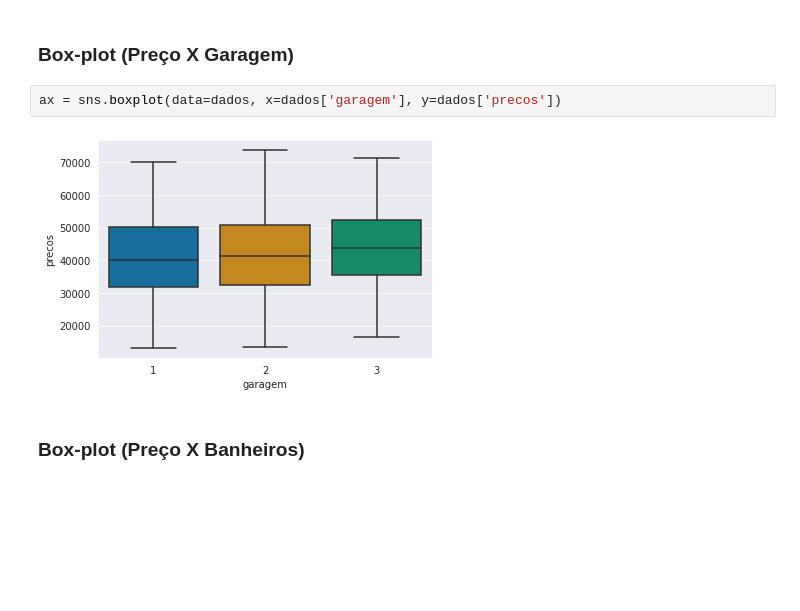
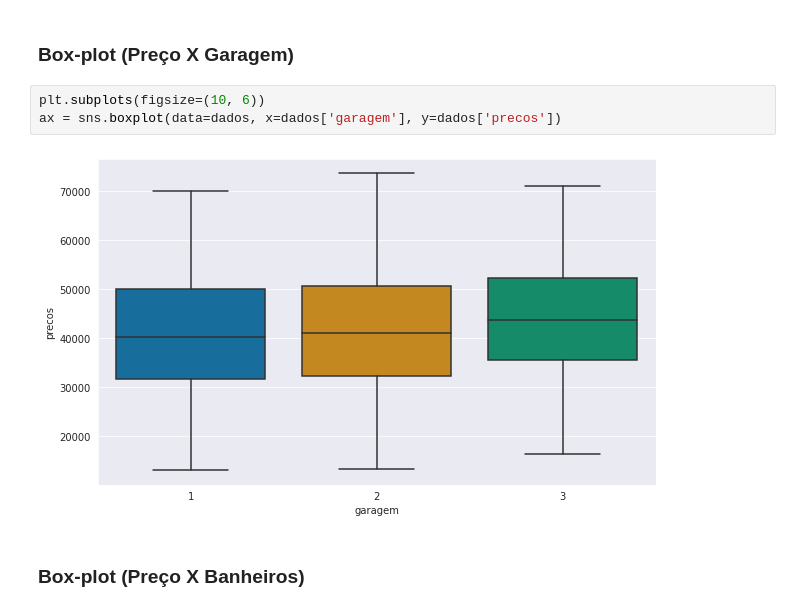
Before and after one commit to HammadD98/Projeto_Regressao_Linear, a Jupyter notebook: Notebook/Regressao_Linear_Exercicio.ipynb, the cells around one changed output. Saved outputs shown, nothing was run; the diff lists cells and outputs as text; blank space fills up the shorter version.

```diff
--- a/Notebook/Regressao_Linear_Exercicio.ipynb
+++ b/Notebook/Regressao_Linear_Exercicio.ipynb
@@ -189,8 +189,9 @@ Faça um box plot da variável dependente em conjunto com cada variável explica
 # %% [markdown]
 ### Box-plot (Preço X Garagem)
 # %%
+plt.subplots(figsize=(10, 6))
 ax = sns.boxplot(data=dados, x=dados['garagem'], y=dados['precos'])
 # %% [output]
-[figure, old version]
+[figure, new version]
 # %% [markdown]
 ### Box-plot (Preço X Banheiros)
```
Also changed, not shown: parts of 5 cells of this notebook.
